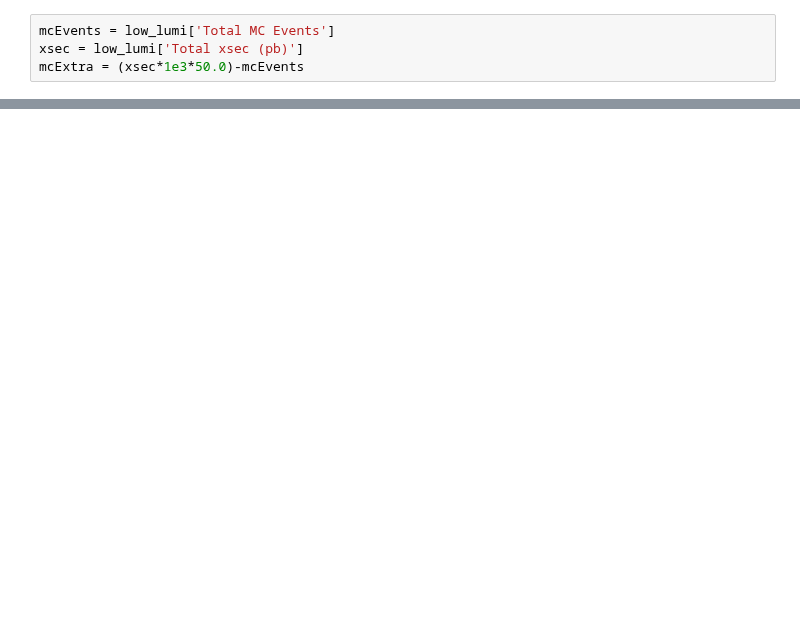
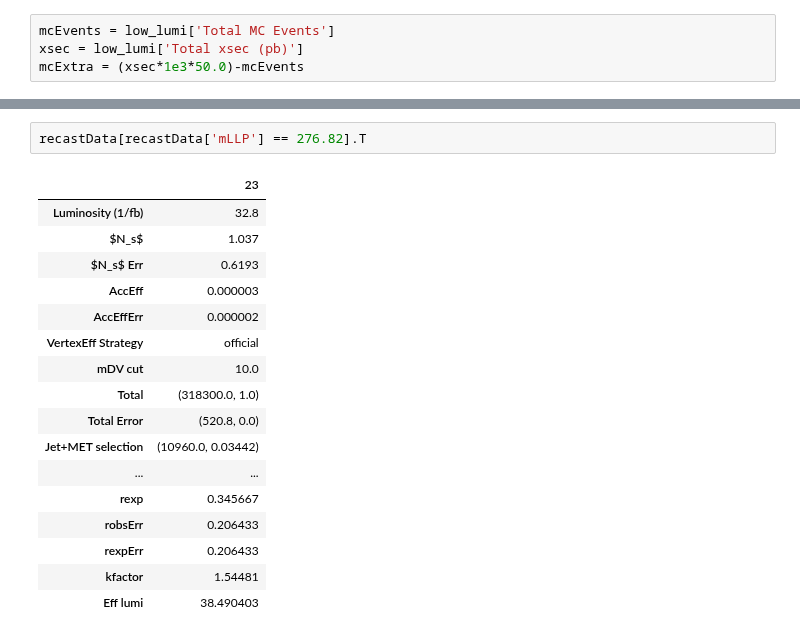
Before and after one commit to andlessa/LLP-CDFO, a Jupyter notebook: plotting/checkMCstats_ATLAS.ipynb, the cells around one changed output, grey strips where cells are left out. Drawn from its saved outputs; the diff is of its cells as text; blank space fills up the shorter version.

```diff
--- a/plotting/checkMCstats_ATLAS.ipynb
+++ b/plotting/checkMCstats_ATLAS.ipynb
@@ -404,0 +398,20 @@ array([ 105.  ,  105.08,  105.41,  105.86,  106.74,  108.4 ,  110.28,
+# %%
+recastData[recastData['mLLP'] == 276.82].T
+# %% [output]
+|  | 23 |
+| Luminosity (1/fb) | 32.8 |
+| $N_s$ | 1.037 |
+| $N_s$ Err | 0.6193 |
+| AccEff | 0.000003 |
+| AccEffErr | 0.000002 |
+| VertexEff Strategy | official |
+| mDV cut | 10.0 |
+| Total | (318300.0, 1.0) |
+| Total Error | (520.8, 0.0) |
+| Jet+MET selection | (10960.0, 0.03442) |
+| ... | ... |
+| rexp | 0.345667 |
+| robsErr | 0.206433 |
+| rexpErr | 0.206433 |
+| kfactor | 1.54481 |
+| Eff lumi | 38.490403 |
```
Also changed, not shown: parts of 16 cells of this notebook, 5 other files.
